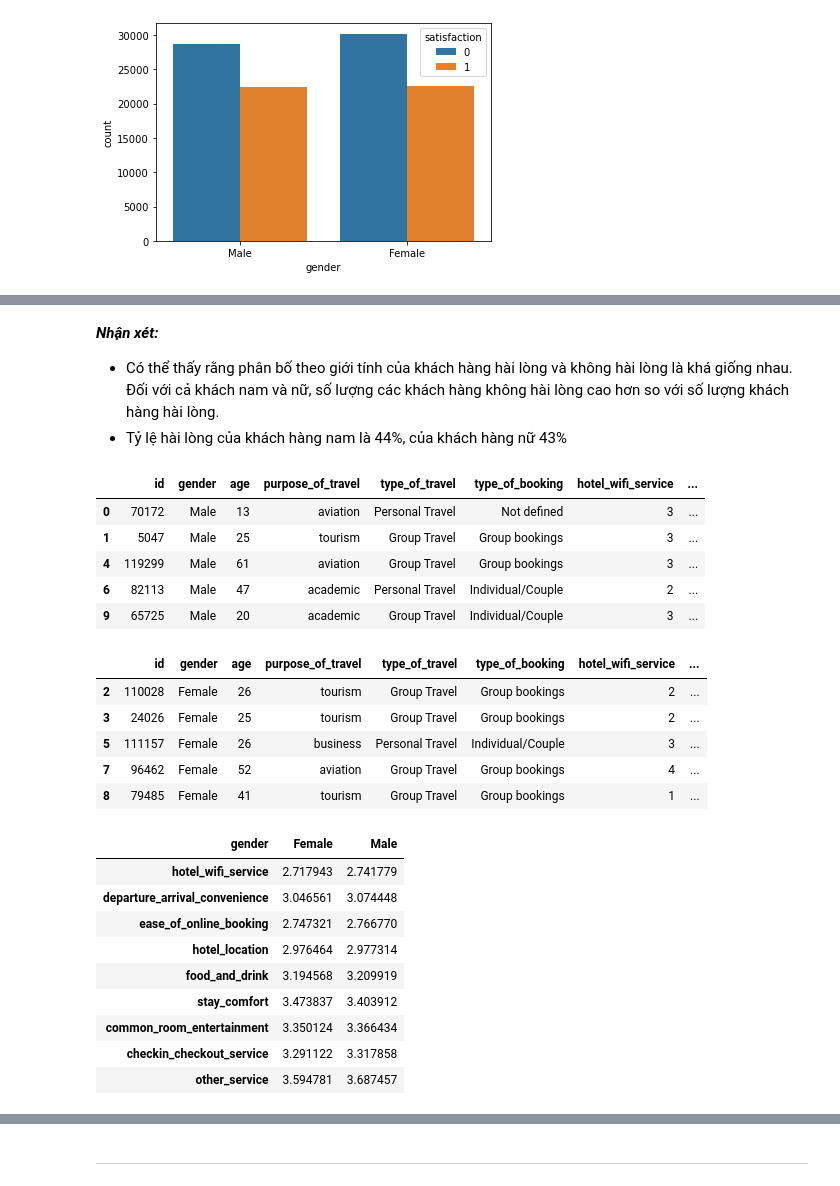
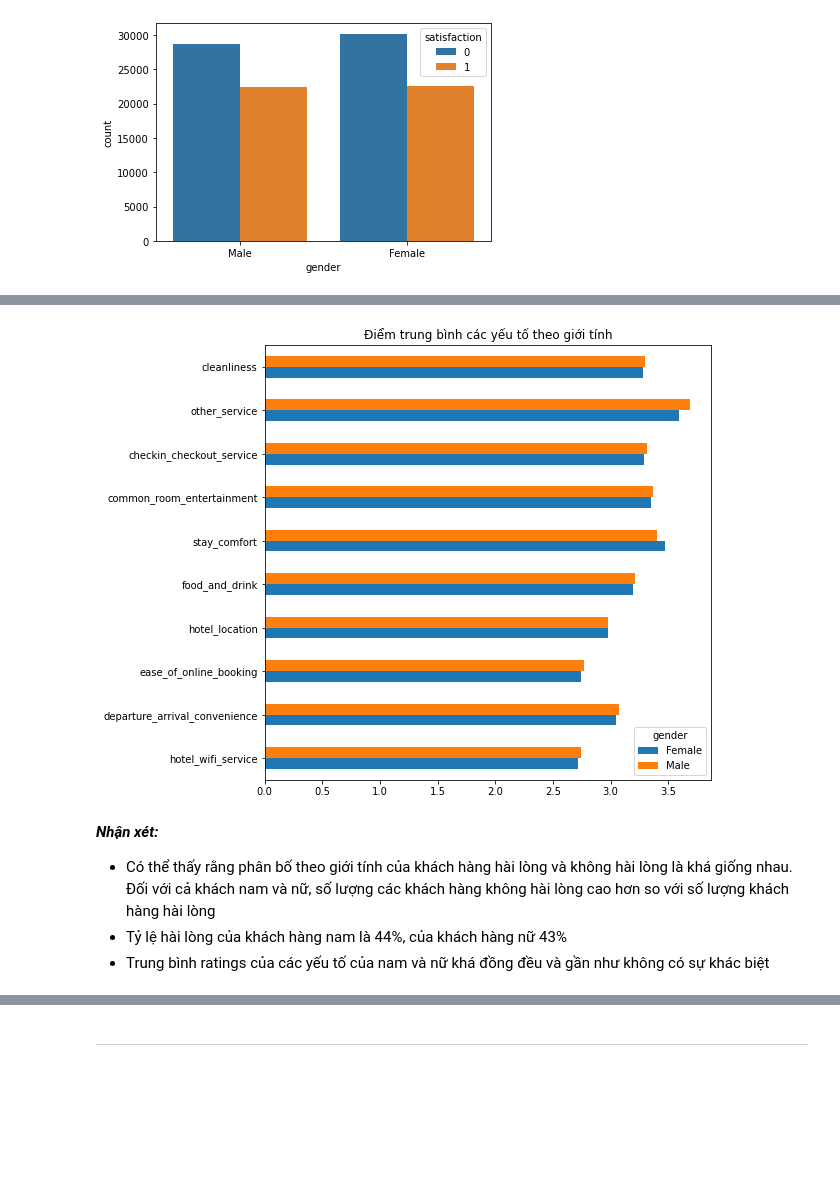
Before and after one commit to SyThuan1803/Data_Science_Proramming_FinalProject, a Jupyter notebook: final_project.ipynb, the cells around one changed output, grey strips where cells are left out. Drawn from its saved outputs; the diff is of its cells as text; code cells hidden in the pictures; blank space fills up the shorter version.

```diff
--- a/final_project.ipynb
+++ b/final_project.ipynb
@@ -469,38 +480,14 @@ gs_mean_df.sort_values(by="satisfaction",ascending=False)
+# %%
+group_data = ehs_df.groupby(['gender']).mean().T[2:-1]
+group_data.plot.barh(
+    figsize=(8,8),
+    title = 'Điểm trung bình các yếu tố theo giới tính'
+)
+plt.show()
+# %% [output]
+[figure, added]
 # %% [markdown]
 ***Nhận xét:***
-- Có thể thấy rằng phân bố theo giới tính của khách hàng hài lòng và không hài lòng là khá giống nhau. Đối với cả khách nam và nữ, số lượng các khách hàng không hài lòng cao hơn so với số lượng khách hàng hài lòng.
+- Có thể thấy rằng phân bố theo giới tính của khách hàng hài lòng và không hài lòng là khá giống nhau. Đối với cả khách nam và nữ, số lượng các khách hàng không hài lòng cao hơn so với số lượng khách hàng hài lòng
 - Tỷ lệ hài lòng của khách hàng nam là 44%, của khách hàng nữ 43%
+- Trung bình ratings của các yếu tố của nam và nữ khá đồng đều và gần như không có sự khác biệt
-# %%
-male_ratings_df = ehs_df[ehs_df['gender'] == 'Male']
-male_ratings_df.head()
-# %% [output]
-|  | id | gender | age | purpose_of_travel | type_of_travel | type_of_booking | hotel_wifi_service | ... |
-| 0 | 70172 | Male | 13 | aviation | Personal Travel | Not defined | 3 | ... |
-| 1 | 5047 | Male | 25 | tourism | Group Travel | Group bookings | 3 | ... |
-| 4 | 119299 | Male | 61 | aviation | Group Travel | Group bookings | 3 | ... |
-| 6 | 82113 | Male | 47 | academic | Personal Travel | Individual/Couple | 2 | ... |
-| 9 | 65725 | Male | 20 | academic | Group Travel | Individual/Couple | 3 | ... |
-# %%
-female_ratings_df = ehs_df[ehs_df['gender'] == 'Female']
-female_ratings_df.head()
-# %% [output]
-|  | id | gender | age | purpose_of_travel | type_of_travel | type_of_booking | hotel_wifi_service | ... |
-| 2 | 110028 | Female | 26 | tourism | Group Travel | Group bookings | 2 | ... |
-| 3 | 24026 | Female | 25 | tourism | Group Travel | Group bookings | 2 | ... |
-| 5 | 111157 | Female | 26 | business | Personal Travel | Individual/Couple | 3 | ... |
-| 7 | 96462 | Female | 52 | aviation | Group Travel | Group bookings | 4 | ... |
-| 8 | 79485 | Female | 41 | tourism | Group Travel | Group bookings | 1 | ... |
-# %%
-group_data = ehs_df.groupby(['gender']).mean().T[2:-2]
-group_data
-# %% [output]
-| gender | Female | Male |
-| hotel_wifi_service | 2.717943 | 2.741779 |
-| departure_arrival_convenience | 3.046561 | 3.074448 |
-| ease_of_online_booking | 2.747321 | 2.766770 |
-| hotel_location | 2.976464 | 2.977314 |
-| food_and_drink | 3.194568 | 3.209919 |
-| stay_comfort | 3.473837 | 3.403912 |
-| common_room_entertainment | 3.350124 | 3.366434 |
-| checkin_checkout_service | 3.291122 | 3.317858 |
-| other_service | 3.594781 | 3.687457 |
```
Also changed, not shown: parts of 22 cells of this notebook.
